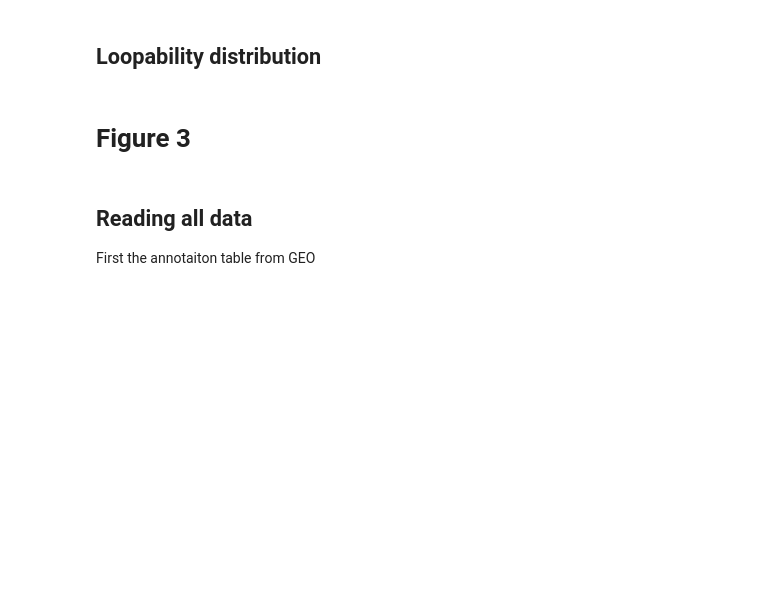
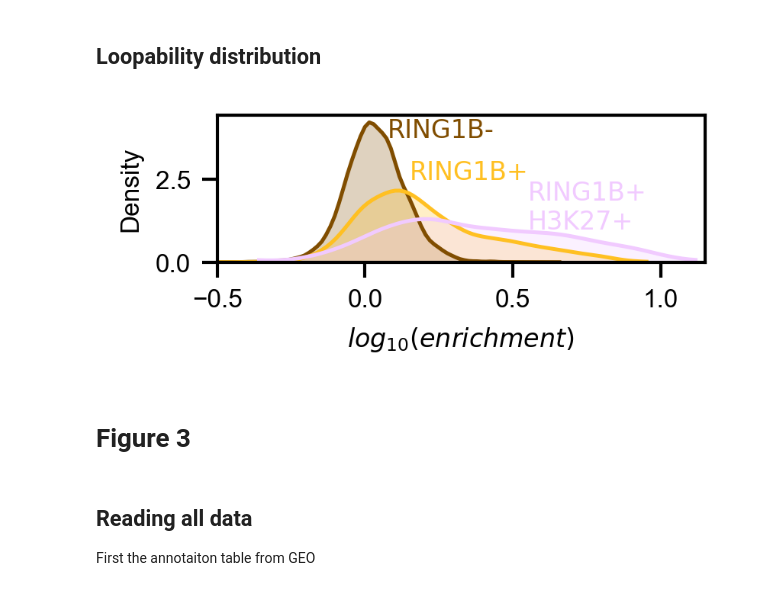
Before and after one commit to Phlya/coolpuppy_paper, a Jupyter notebook: notebook.ipynb, the cells around one changed output. Cells and saved outputs as stored; diff of their text form; code cells hidden in the pictures; blank space fills up the shorter version.

```diff
--- a/notebook.ipynb
+++ b/notebook.ipynb
@@ -444,22 +461,24 @@ plt.savefig('Figure_panels/Fig2D.svg', bbox_inches='tight')
 # %% [markdown]
 ## Loopability distribution
 # %%
-f, ax = plt.subplots(dpi=300, figsize=(2, 0.85))
+f, ax = plt.subplots(dpi=300, figsize=(2.75, 0.85))
 palette = ['#804d00', '#ffc022', '#f1caff']
 locs = [(0.075, 3.75), (0.15, 2.5), (0.55, 1)]
 for i, bed in enumerate(['CGI_R1Bn', 'CGI_R1Bp', 'CGI_R1BpK27p']):
     enr = data[data['regions']==bed]['Enrichment1']
     sns.kdeplot(data=np.log10(enr[enr>0]), cut=0, ax=ax,
                 label=bed.replace('p', '+').replace('n', '-').replace('R1B', 'RING1B').replace('K27', 'H3K27'),
                 shade=True, color=palette[i])
-    plt.text(locs[i][0], locs[i][1], bed.replace('p', '+').replace('n', '-').replace('R1B', 'RING1B').replace('K27', 'H3K27').replace('+H', '\n+H')[4:],
+    plt.text(locs[i][0], locs[i][1], bed.replace('p', '+').replace('n', '-').replace('R1B', 'RING1B').replace('K27', 'H3K27').replace('+H', '+\nH')[4:],
              color=palette[i], size=8)
 plt.xlim(-0.5, 1.15)
 plt.xlabel('$log_{10}(enrichment)$')
 plt.ylabel('Density')
 ax.legend_.remove()
 make_nice(ax)
 plt.savefig('Figure_panels/Fig2E.svg', bbox_inches='tight')
+# %% [output]
+[figure, added]
 # %% [markdown]
 # Figure 3
 # %% [markdown]
```
Also changed, not shown: parts of 13 cells of this notebook, 40 other files.
